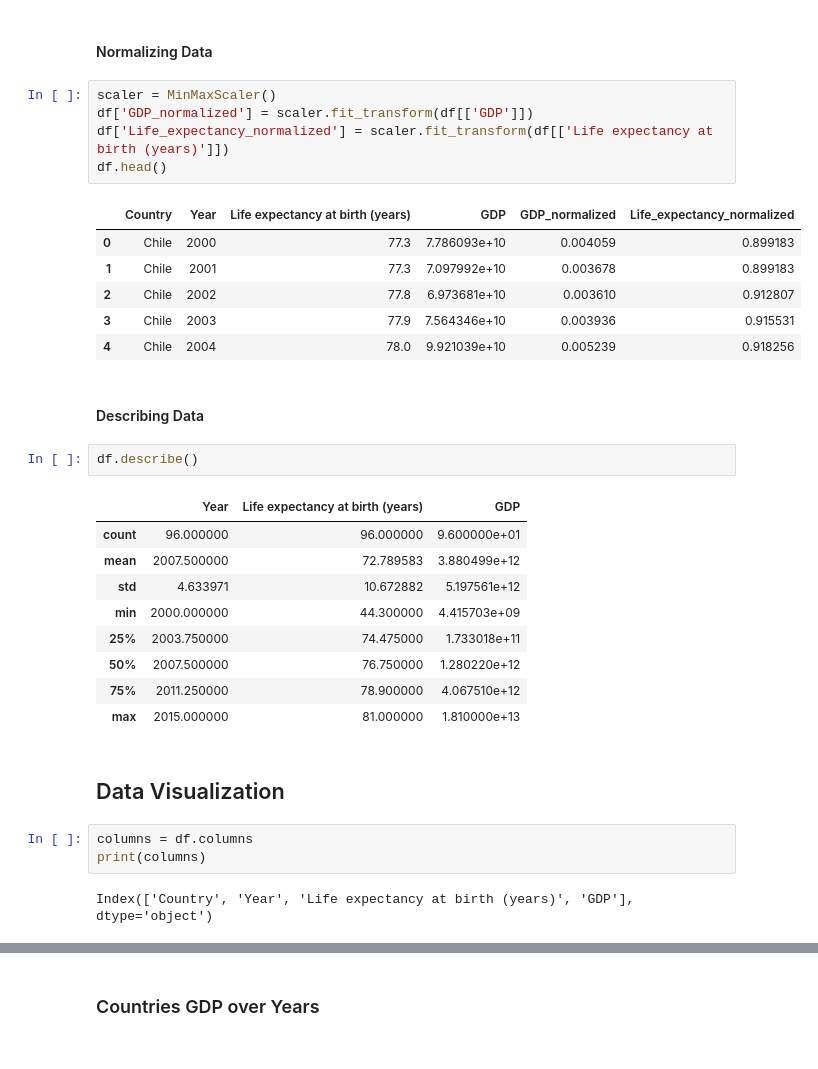
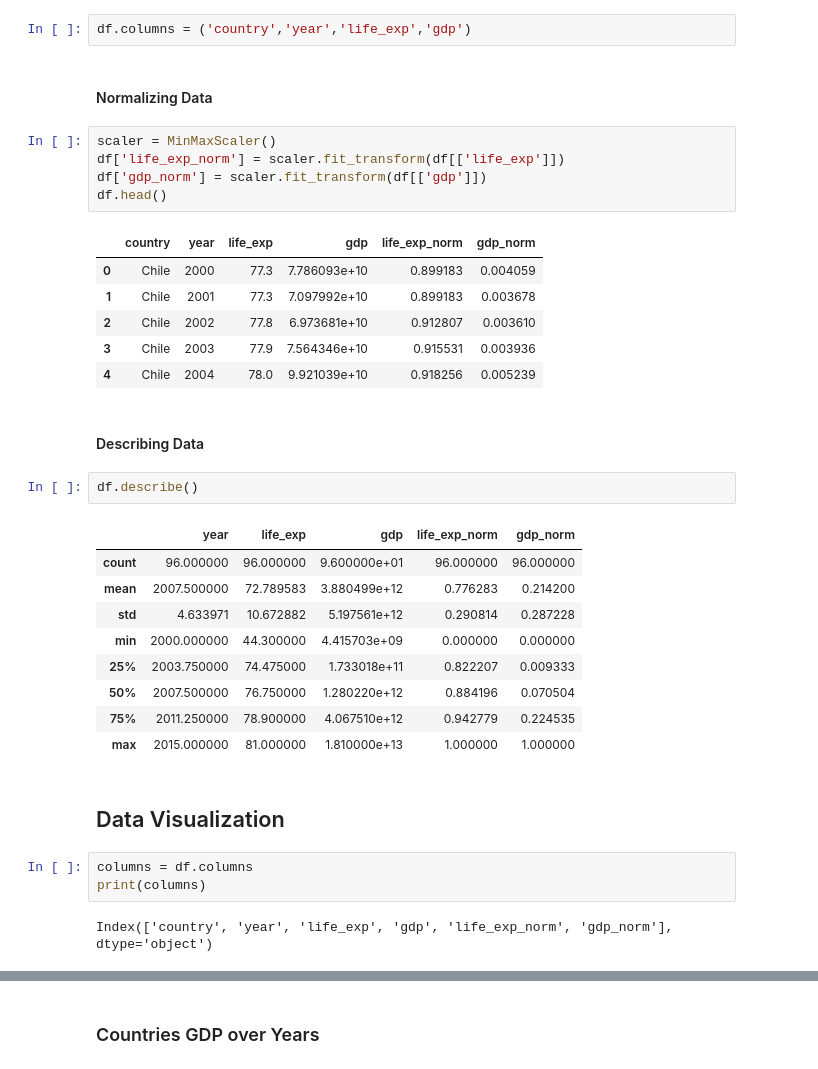
Before and after one commit to raserr11/life_expectancy_gdp_relation_analisys, a Jupyter notebook: life_expectancy_gdp.ipynb, the cells around one changed output, grey strips where cells are left out. Saved outputs shown, nothing was run; the diff lists cells and outputs as text.

```diff
--- a/life_expectancy_gdp.ipynb
+++ b/life_expectancy_gdp.ipynb
@@ -30,39 +31,41 @@ Year                                False
 Life expectancy at birth (years)    False
 GDP                                 False
 dtype: bool
+# %%
+df.columns = ('country','year','life_exp','gdp')
 # %% [markdown]
 #### Normalizing Data
 # %%
 scaler = MinMaxScaler()
-df['GDP_normalized'] = scaler.fit_transform(df[['GDP']])
-df['Life_expectancy_normalized'] = scaler.fit_transform(df[['Life expectancy at birth (years)']])
+df['life_exp_norm'] = scaler.fit_transform(df[['life_exp']])
+df['gdp_norm'] = scaler.fit_transform(df[['gdp']])
 df.head()
 # %% [output]
-|  | Country | Year | Life expectancy at birth (years) | GDP | GDP_normalized | Life_expectancy_normalized |
-| 0 | Chile | 2000 | 77.3 | 7.786093e+10 | 0.004059 | 0.899183 |
-| 1 | Chile | 2001 | 77.3 | 7.097992e+10 | 0.003678 | 0.899183 |
-| 2 | Chile | 2002 | 77.8 | 6.973681e+10 | 0.003610 | 0.912807 |
-| 3 | Chile | 2003 | 77.9 | 7.564346e+10 | 0.003936 | 0.915531 |
-| 4 | Chile | 2004 | 78.0 | 9.921039e+10 | 0.005239 | 0.918256 |
+|  | country | year | life_exp | gdp | life_exp_norm | gdp_norm |
+| 0 | Chile | 2000 | 77.3 | 7.786093e+10 | 0.899183 | 0.004059 |
+| 1 | Chile | 2001 | 77.3 | 7.097992e+10 | 0.899183 | 0.003678 |
+| 2 | Chile | 2002 | 77.8 | 6.973681e+10 | 0.912807 | 0.003610 |
+| 3 | Chile | 2003 | 77.9 | 7.564346e+10 | 0.915531 | 0.003936 |
+| 4 | Chile | 2004 | 78.0 | 9.921039e+10 | 0.918256 | 0.005239 |
 # %% [markdown]
 #### Describing Data
 # %%
 df.describe()
 # %% [output]
-|  | Year | Life expectancy at birth (years) | GDP |
-| count | 96.000000 | 96.000000 | 9.600000e+01 |
-| mean | 2007.500000 | 72.789583 | 3.880499e+12 |
-| std | 4.633971 | 10.672882 | 5.197561e+12 |
-| min | 2000.000000 | 44.300000 | 4.415703e+09 |
-| 25% | 2003.750000 | 74.475000 | 1.733018e+11 |
-| 50% | 2007.500000 | 76.750000 | 1.280220e+12 |
-| 75% | 2011.250000 | 78.900000 | 4.067510e+12 |
-| max | 2015.000000 | 81.000000 | 1.810000e+13 |
+|  | year | life_exp | gdp | life_exp_norm | gdp_norm |
+| count | 96.000000 | 96.000000 | 9.600000e+01 | 96.000000 | 96.000000 |
+| mean | 2007.500000 | 72.789583 | 3.880499e+12 | 0.776283 | 0.214200 |
+| std | 4.633971 | 10.672882 | 5.197561e+12 | 0.290814 | 0.287228 |
+| min | 2000.000000 | 44.300000 | 4.415703e+09 | 0.000000 | 0.000000 |
+| 25% | 2003.750000 | 74.475000 | 1.733018e+11 | 0.822207 | 0.009333 |
+| 50% | 2007.500000 | 76.750000 | 1.280220e+12 | 0.884196 | 0.070504 |
+| 75% | 2011.250000 | 78.900000 | 4.067510e+12 | 0.942779 | 0.224535 |
+| max | 2015.000000 | 81.000000 | 1.810000e+13 | 1.000000 | 1.000000 |
 # %% [markdown]
 ## Data Visualization
 # %%
 columns = df.columns
 print(columns)
 # %% [output]
-Index(['Country', 'Year', 'Life expectancy at birth (years)', 'GDP'], dtype='object')
+Index(['country', 'year', 'life_exp', 'gdp', 'life_exp_norm', 'gdp_norm'], dtype='object')
 # %%
```
Also changed, not shown: parts of 14 cells of this notebook, 1 other file.
